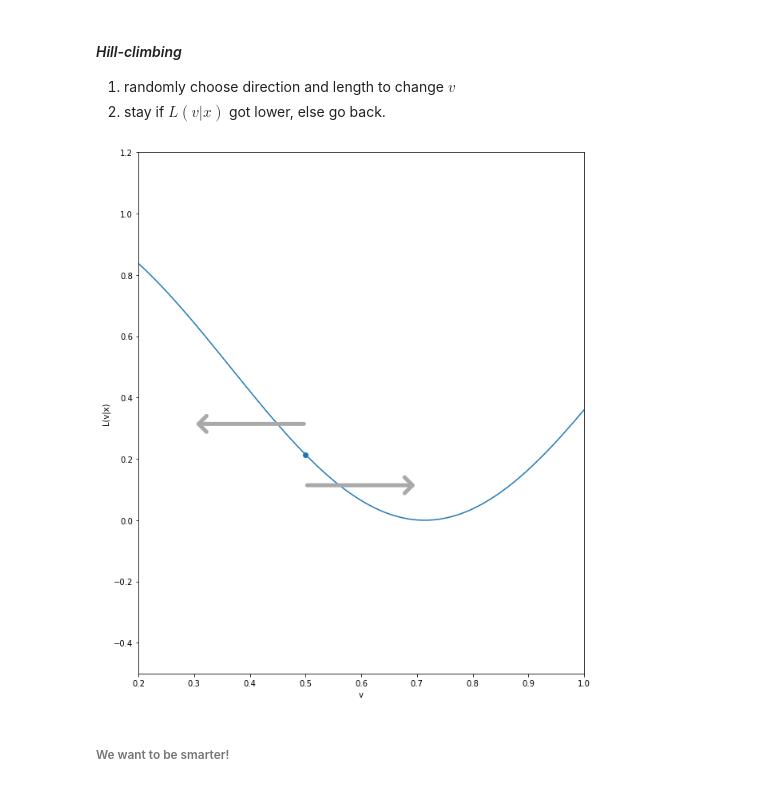
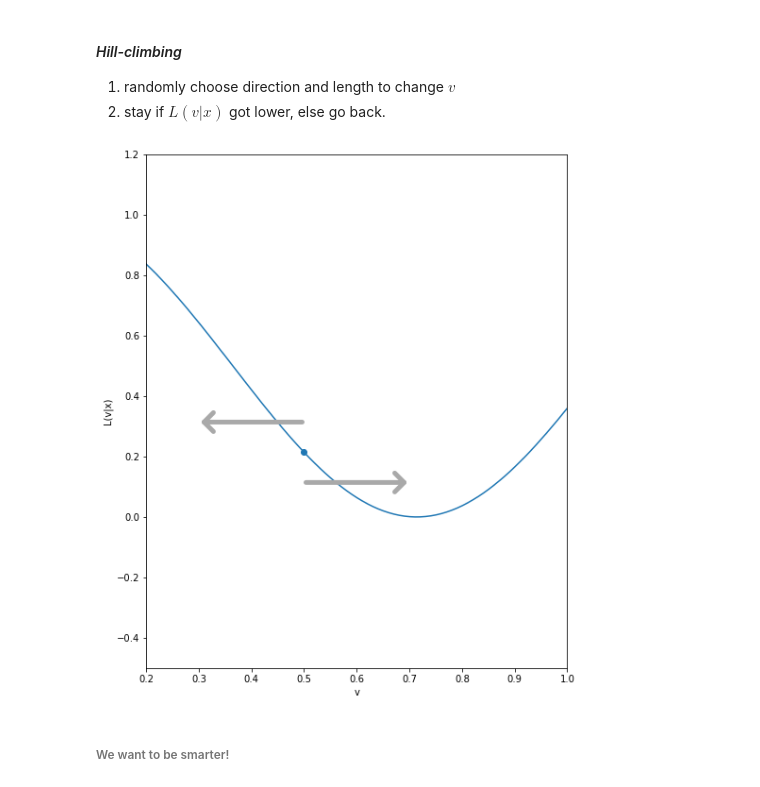
Before and after one commit to NBISweden/workshop-neural-nets-and-deep-learning, a Jupyter notebook: session_annBuildingBlocks/session_annBuildingBlocks_2.ipynb, the cells around one changed output. Cells and saved outputs as stored; diff of their text form; code cells hidden in the pictures.

```diff
--- a/session_annBuildingBlocks/session_annBuildingBlocks_2.ipynb
+++ b/session_annBuildingBlocks/session_annBuildingBlocks_2.ipynb
@@ -300,40 +300,44 @@ Consider inverted hill-climbing in one dimension $v$, i.e., we want to find the
 1. randomly choose direction and length to change $v$
 2. stay if $L(v|x)$ got lower, else go back.
 # %%
-fig = plt.figure(figsize = (10, 12))
+import matplotlib.pyplot as plt
+import numpy as np
+from matplotlib import patches as mpatches
+
+fig = plt.figure(figsize = (8, 10))
 # Create the plot
 plt.scatter(x, y, zorder=8)
 plt.xlabel('v')
 plt.ylabel('L(v|x)')
 plt.plot(z, w)
 plt.xlim((0.2,1))
 plt.ylim((-0.5,1.2))
 
 e = 0.1
 d = 0.2
 
 plt.annotate("",
              xy=(x-d,y+e),
              xytext=(x,y+e),
              arrowprops=
              dict(
                  arrowstyle=mpatches.ArrowStyle("->",
                                                 head_length=1.,
                                                 head_width=1.),
                  color="darkgray",
                  lw=5))
 a=plt.annotate("",
              xy=(x+d,y-e),
              xytext=(x,y-e),
              arrowprops=
              dict(
                  arrowstyle=mpatches.ArrowStyle("->",
                                                 head_length=1.,
                                                 head_width=1.),
                  color="darkgray",
                  lw=5))
 # %% [output]
-[figure, old version]
+[figure, new version]
 # %% [markdown]
 ###### We want to be smarter!
 # %% [markdown]
```
Also changed, not shown: parts of 11 cells of this notebook.
